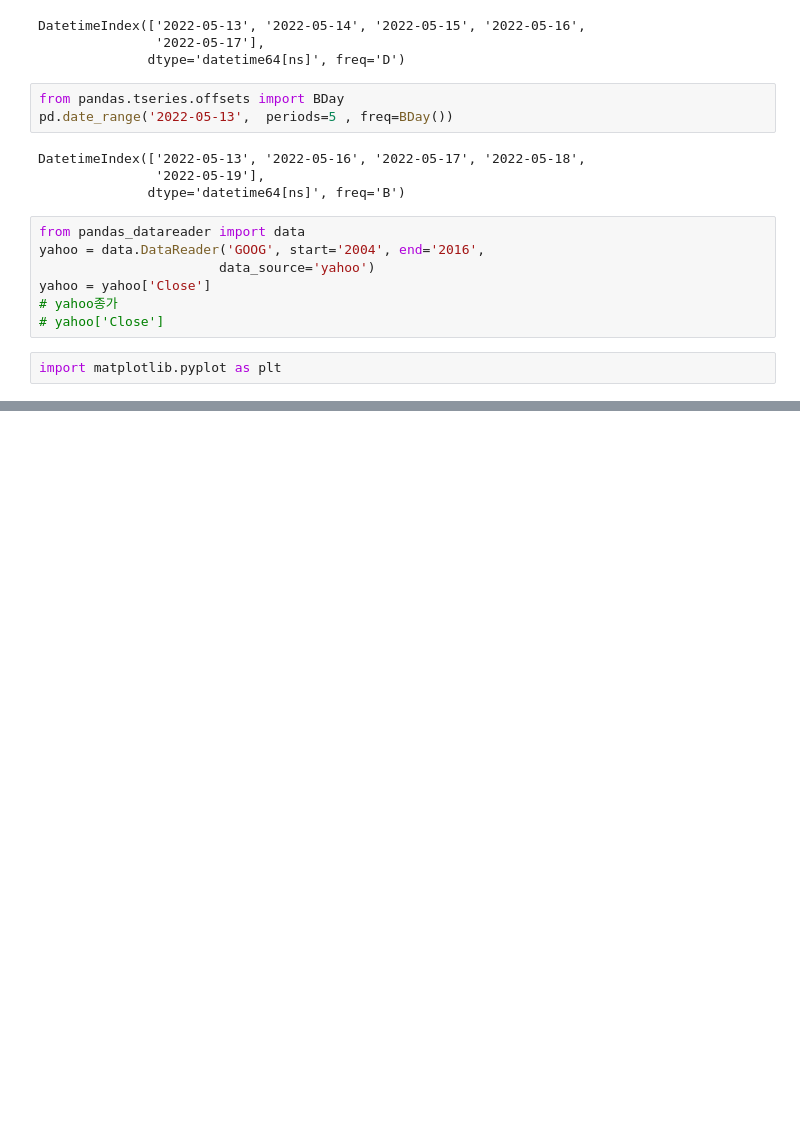
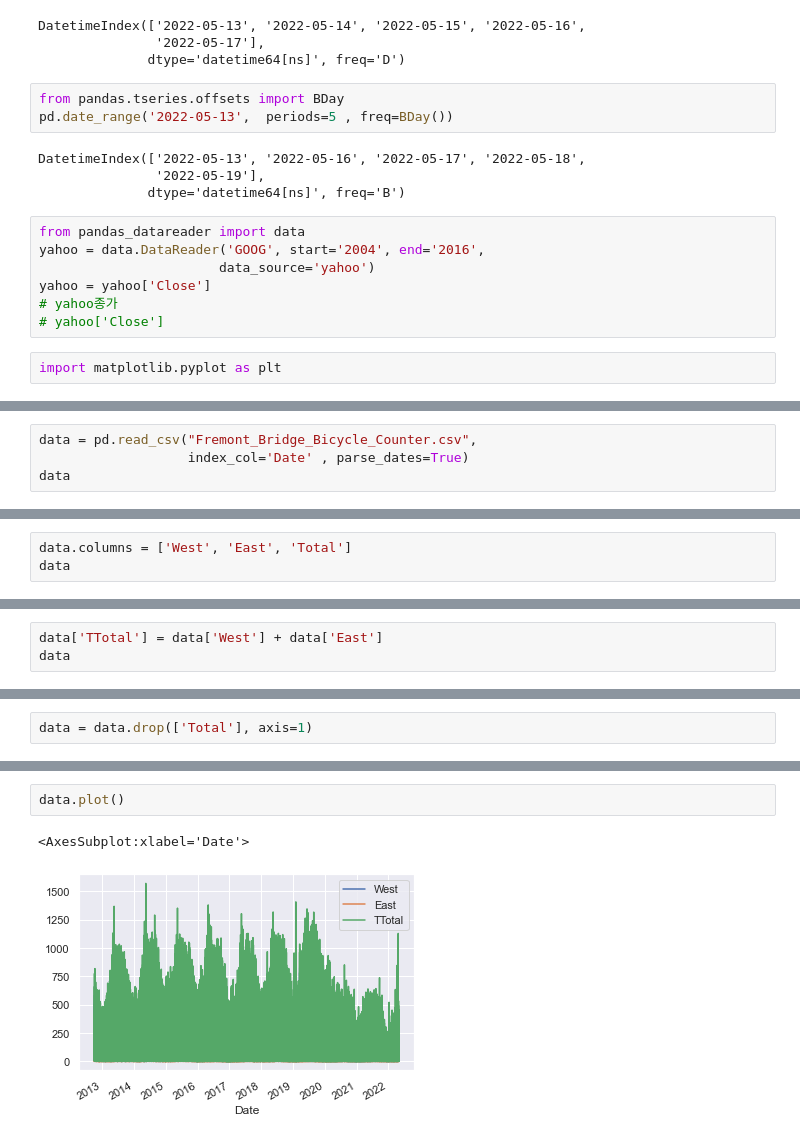
Before and after one commit to SoongMoo/shinhan2205, a Jupyter notebook: 5Day.ipynb, the cells around one changed output, grey strips where cells are left out. Drawn from its saved outputs; the diff is of its cells as text; blank space fills up the shorter version.

```diff
--- a/5Day.ipynb
+++ b/5Day.ipynb
@@ -326,0 +381,4 @@ Freq: D, Name: Close, Length: 4152, dtype: float64
+# %%
+data = pd.read_csv("Fremont_Bridge_Bicycle_Counter.csv",
+                   index_col='Date' , parse_dates=True)
+data
@@ -326,0 +400,3 @@ Freq: D, Name: Close, Length: 4152, dtype: float64
+# %%
+data.columns = ['West', 'East', 'Total']
+data
@@ -326,0 +418,3 @@ Freq: D, Name: Close, Length: 4152, dtype: float64
+# %%
+data['TTotal'] = data['West'] + data['East']
+data
@@ -326,0 +436,2 @@ Freq: D, Name: Close, Length: 4152, dtype: float64
+# %%
+data = data.drop(['Total'], axis=1)
@@ -326,0 +450,5 @@ Freq: D, Name: Close, Length: 4152, dtype: float64
+# %%
+data.plot()
+# %% [output]
+<AxesSubplot:xlabel='Date'>
+[figure, added]
```
Also changed, not shown: parts of 36 cells of this notebook.
